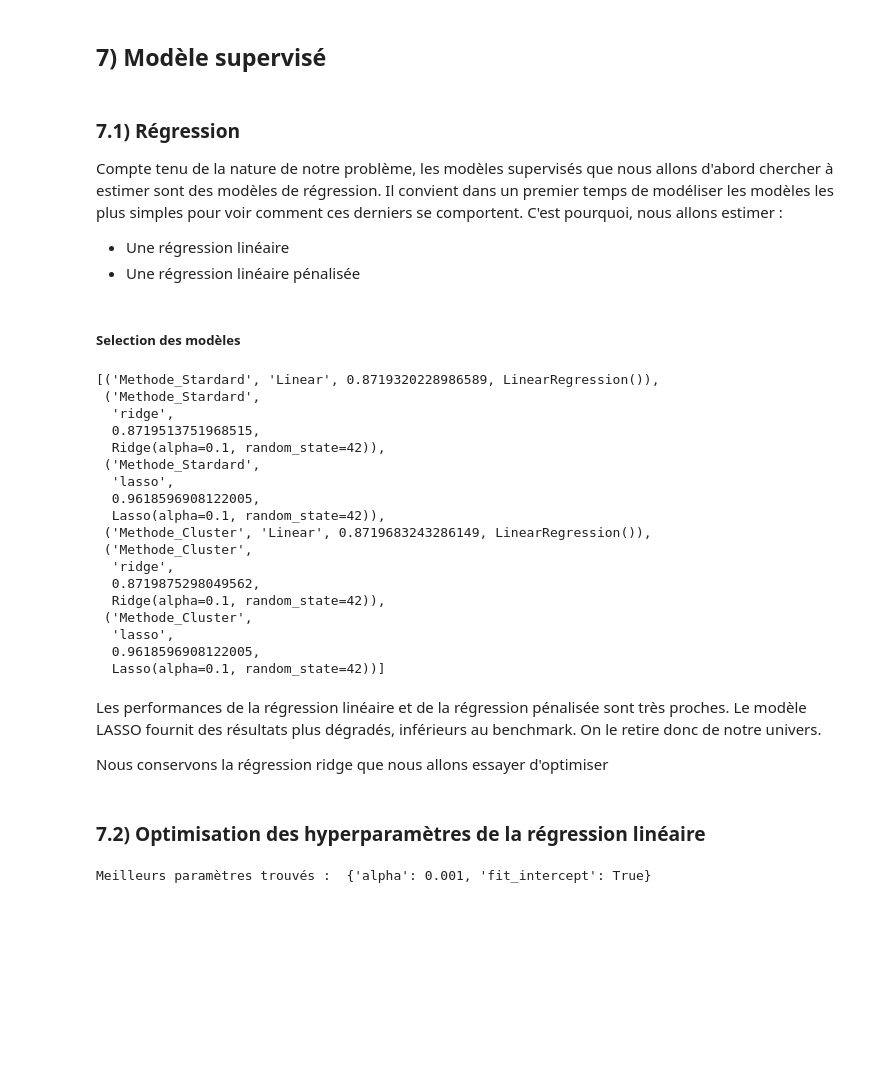
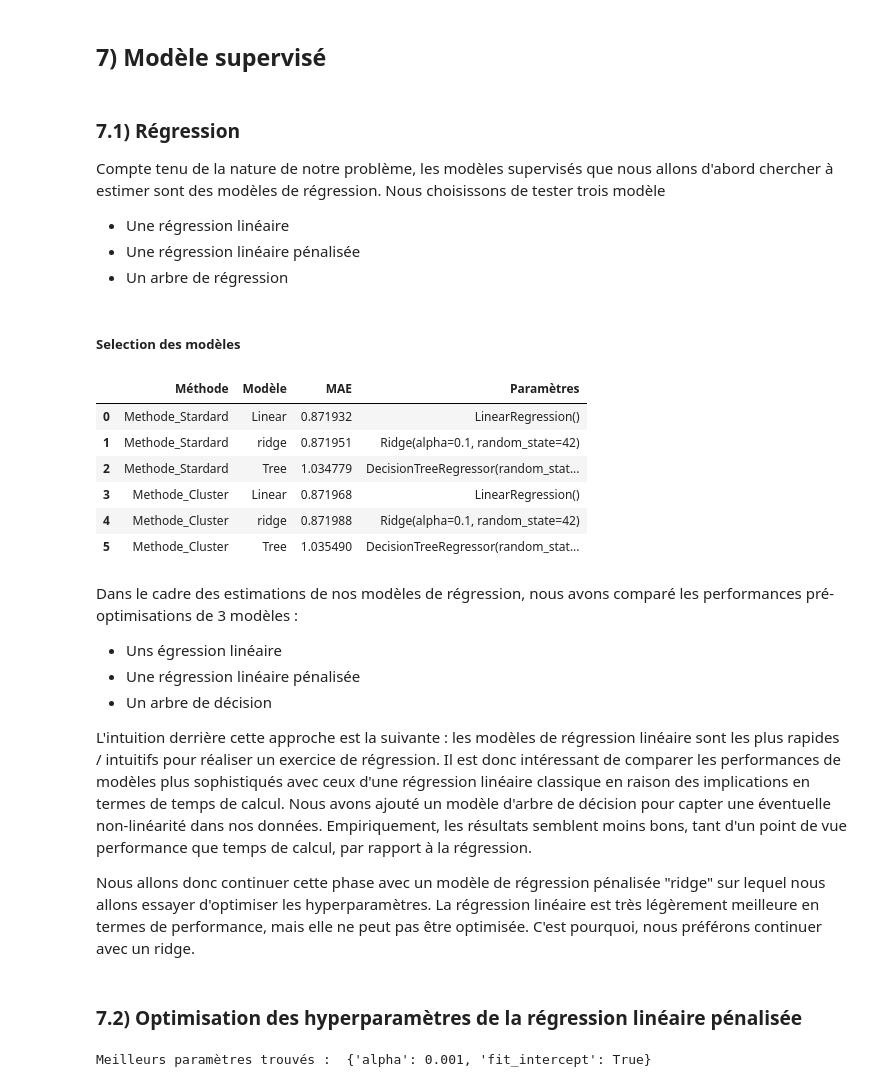
Before and after one commit to Timodang/Projet_ML, a Jupyter notebook: projet_ML.ipynb, the cells around one changed output. Cells and saved outputs as stored; diff of their text form; code cells hidden in the pictures; blank space fills up the shorter version.

Commit message:
maj code : gradient boosting + tree + commentaires

```diff
--- a/projet_ML.ipynb
+++ b/projet_ML.ipynb
@@ -1107,13 +1099,15 @@ Après soummission, nous obtenons une weighted accuracy de 0,5209416312886466.
 # %% [markdown]
 ### 7.1) Régression
 
-Compte tenu de la nature de notre problème, les modèles supervisés que nous allons d'abord chercher à estimer sont des modèles de régression. Il convient dans un premier temps de modéliser les modèles les plus simples pour voir comment ces derniers se comportent. C'est pourquoi, nous allons estimer :
+Compte tenu de la nature de notre problème, les modèles supervisés que nous allons d'abord chercher à estimer sont des modèles de régression. Nous choisissons de tester trois modèle
 - Une régression linéaire
 - Une régression linéaire pénalisée
+- Un arbre de régression
 # %% [markdown]
 ##### **Selection des modèles**
 # %%
 from sklearn.linear_model import LinearRegression, Ridge, Lasso
+from sklearn.tree import DecisionTreeRegressor
 import pandas as pd
 
 result_supervised = []
@@ -1136,46 +1130,35 @@ for i,method in enumerate(methods):
     mae_ridge = mean_absolute_error(y_train_method_test, y_pred_ridge)
     result_supervised.append((f"Methode_{nom}","ridge",mae_ridge, ridge_model))
 
-    # Lasso
-    lasso_model = Lasso(alpha=0.1,random_state=42)
-    lasso_model.fit(X_train_method_train, y_train_method_train)
-    y_pred_lasso = lasso_model.predict(X_train_method_test)
-    mae_lasso = mean_absolute_error(y_train_method_test, y_pred_lasso)
-    result_supervised.append((f"Methode_{nom}","lasso",mae_lasso, lasso_model))
-
-    # SVR
-    # svr_model = SVR()
-    # svr_model.fit(X_train_method_train, y_train_method_train)
-    # y_pred_svr = svr_model.predict(X_train_method_test)
-    # mae_svr = mean_absolute_error(y_train_method_test['p0q0'], y_pred_svr)
-    # result_supervised.append((f"Methode_{nom}","SVR",mae_svr,svr_model))
+    # Arbre de décision simple
+    tree_model = DecisionTreeRegressor(random_state=42)
+    tree_model.fit(X_train_method_train, y_train_method_train)
+    y_pred_tree = tree_model.predict(X_train_method_test)
+    mae_tree = mean_absolute_error(y_train_method_test, y_pred_tree)
+    result_supervised.append((f"Methode_{nom}","Tree",mae_tree, tree_model))
-# %%
-result_supervised
-# %% [output]
-[('Methode_Stardard', 'Linear', 0.8719320228986589, LinearRegression()),
- ('Methode_Stardard',
-  'ridge',
-  0.8719513751968515,
-  Ridge(alpha=0.1, random_state=42)),
- ('Methode_Stardard',
-  'lasso',
-  0.9618596908122005,
-  Lasso(alpha=0.1, random_state=42)),
- ('Methode_Cluster', 'Linear', 0.8719683243286149, LinearRegression()),
- ('Methode_Cluster',
-  'ridge',
-  0.8719875298049562,
-  Ridge(alpha=0.1, random_state=42)),
- ('Methode_Cluster',
-  'lasso',
-  0.9618596908122005,
-  Lasso(alpha=0.1, random_state=42))]
-# %% [markdown]
-Les performances de la régression linéaire et de la régression pénalisée sont très proches. Le modèle LASSO fournit des résultats plus dégradés, inférieurs au benchmark. On le retire donc de notre univers.
-
-Nous conservons la régression ridge que nous allons essayer d'optimiser
+# %%
+result_supervised
+result = pd.DataFrame(result_supervised, columns=["Méthode","Modèle", "MAE","Paramètres"])
+result
+# %% [output]
+|  | Méthode | Modèle | MAE | Paramètres |
+| 0 | Methode_Stardard | Linear | 0.871932 | LinearRegression() |
+| 1 | Methode_Stardard | ridge | 0.871951 | Ridge(alpha=0.1, random_state=42) |
+| 2 | Methode_Stardard | Tree | 1.034779 | DecisionTreeRegressor(random_stat... |
+| 3 | Methode_Cluster | Linear | 0.871968 | LinearRegression() |
+| 4 | Methode_Cluster | ridge | 0.871988 | Ridge(alpha=0.1, random_state=42) |
+| 5 | Methode_Cluster | Tree | 1.035490 | DecisionTreeRegressor(random_stat... |
+# %% [markdown]
+Dans le cadre des estimations de nos modèles de régression, nous avons comparé les performances pré-optimisations de 3 modèles :
+- Uns égression linéaire
+- Une régression linéaire pénalisée
+- Un arbre de décision
+
+L'intuition derrière cette approche est la suivante : les modèles de régression linéaire sont les plus rapides / intuitifs pour réaliser un exercice de régression. Il est donc intéressant de comparer les performances de modèles plus sophistiqués avec ceux d'une régression linéaire classique en raison des implications en termes de temps de calcul. Nous avons ajouté un modèle d'arbre de décision pour capter une éventuelle non-linéarité dans nos données. Empiriquement, les résultats semblent moins bons, tant d'un point de vue performance que temps de calcul, par rapport à la régression.
+
+Nous allons donc continuer cette phase avec un modèle de régression pénalisée "ridge" sur lequel nous allons essayer d'optimiser les hyperparamètres. La régression linéaire est très légèrement meilleure en termes de performance, mais elle ne peut pas être optimisée. C'est pourquoi, nous préférons continuer avec un ridge.
 # %% [markdown]
-### 7.2) Optimisation des hyperparamètres de la régression linéaire
+### 7.2) Optimisation des hyperparamètres de la régression linéaire pénalisée
 # %%
 # Optimisation des hyperparamètres d'un modèle de régression
 from sklearn.model_selection import GridSearchCV
```
Also changed, not shown: parts of 67 cells of this notebook, 1 other file.
